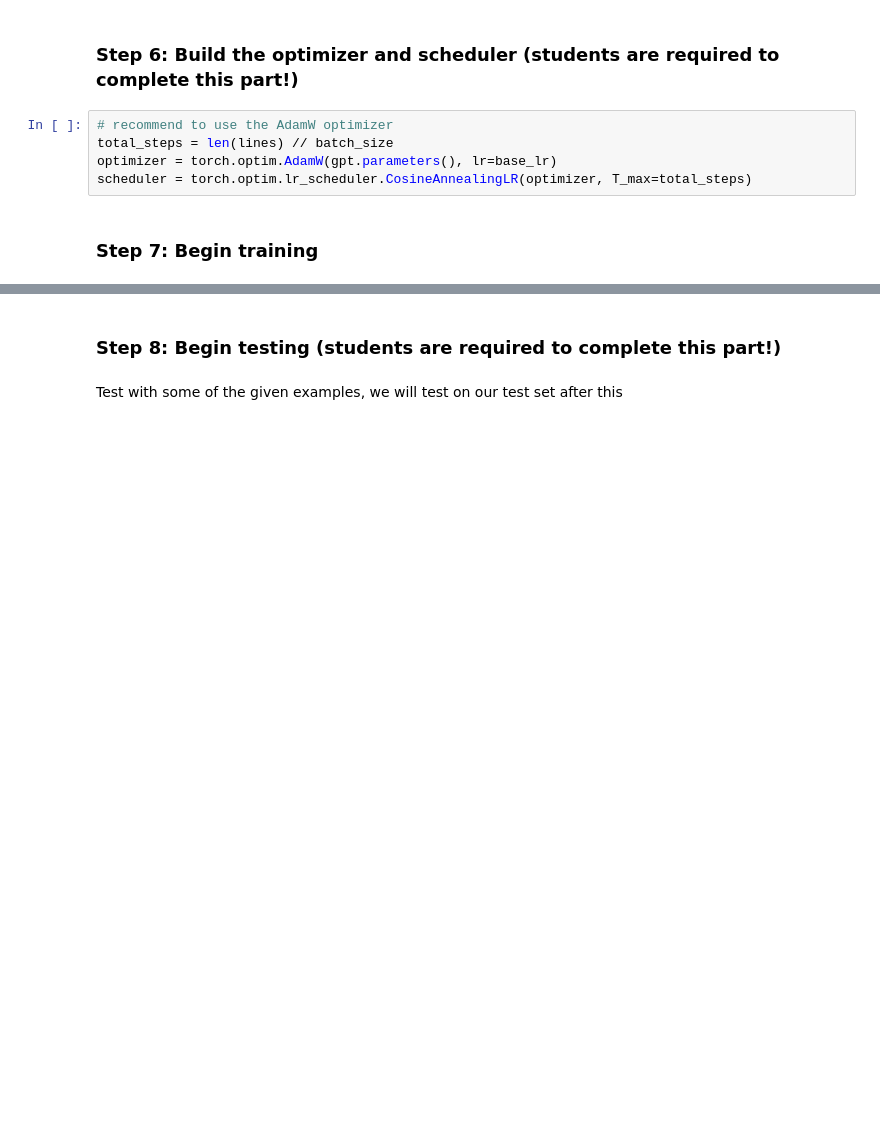
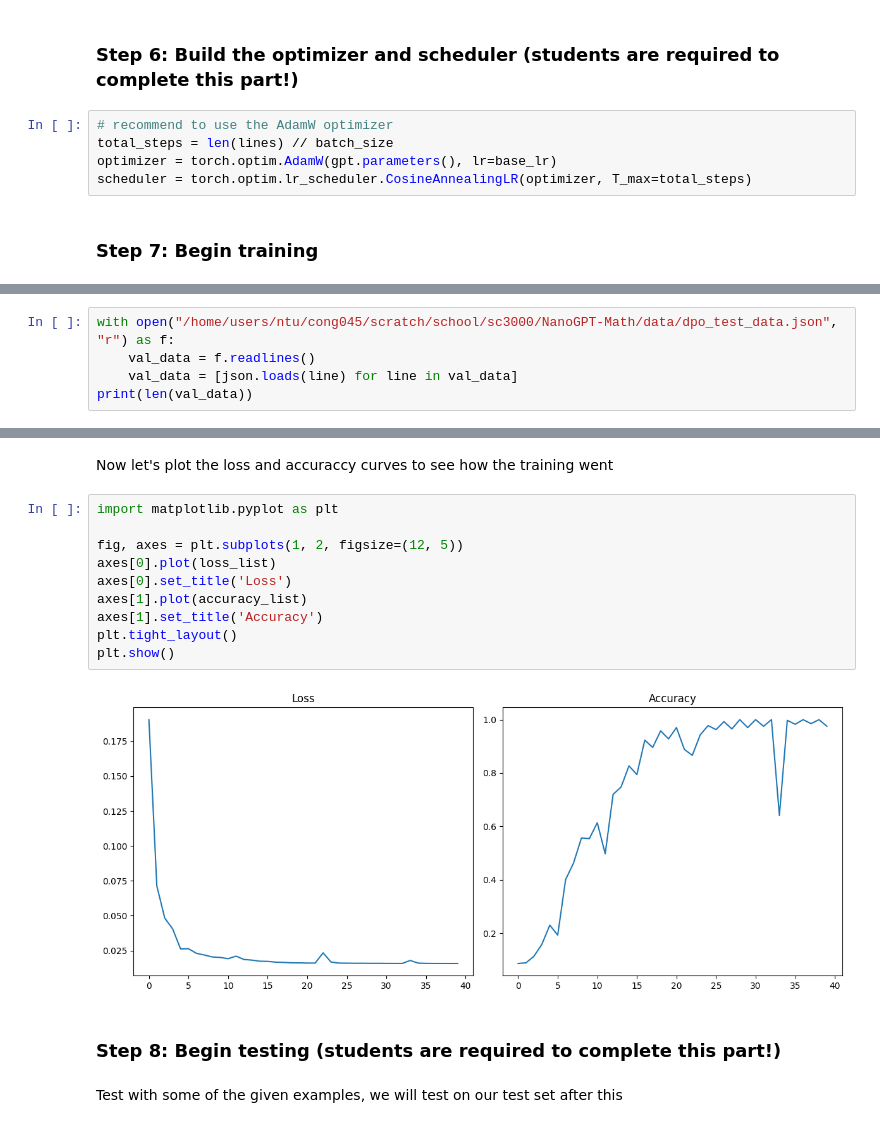
Before and after one commit to pbcong/sc3000, a Jupyter notebook: NanoGPT-Math/dpo/dpo.ipynb, the cells around one changed output, grey strips where cells are left out. Cells and saved outputs as stored; diff of their text form; blank space fills up the shorter version.

```diff
--- a/NanoGPT-Math/dpo/dpo.ipynb
+++ b/NanoGPT-Math/dpo/dpo.ipynb
@@ -130,0 +137,5 @@ from tqdm import tqdm
+# %%
+with open("/home/users/ntu/cong045/scratch/school/sc3000/NanoGPT-Math/data/dpo_test_data.json", "r") as f:
+    val_data = f.readlines()
+    val_data = [json.loads(line) for line in val_data]
+print(len(val_data))
@@ -176,3 +266,17 @@ Saved checkpoint to /home/users/ntu/cong045/scratch/school/sc3000/NanoGPT-Math/c
+# %% [markdown]
+Now let's plot the loss and accuraccy curves to see how the training went
+# %%
+import matplotlib.pyplot as plt
+
+fig, axes = plt.subplots(1, 2, figsize=(12, 5))
+axes[0].plot(loss_list)
+axes[0].set_title('Loss')
+axes[1].plot(accuracy_list)
+axes[1].set_title('Accuracy')
+plt.tight_layout()
+plt.show()
+# %% [output]
+[figure, added]
 # %% [markdown]
 ### Step 8: Begin testing (**students are required to complete this part!**)
 # %% [markdown]
```
Also changed, not shown: parts of 11 cells of this notebook, 1 other file.
